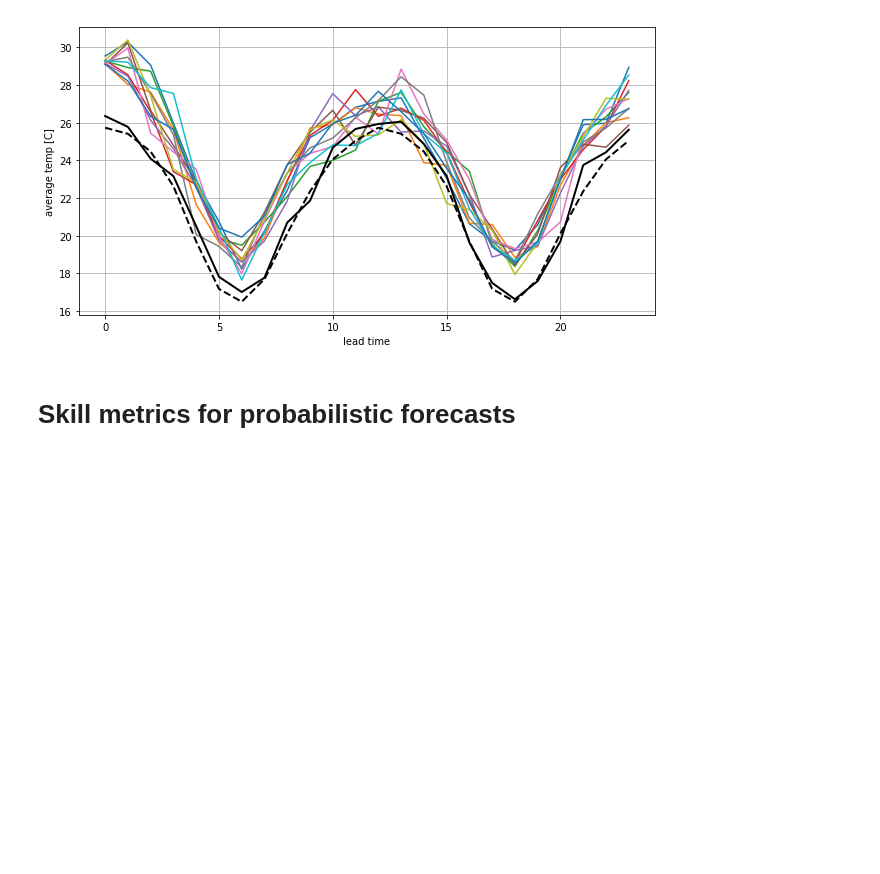
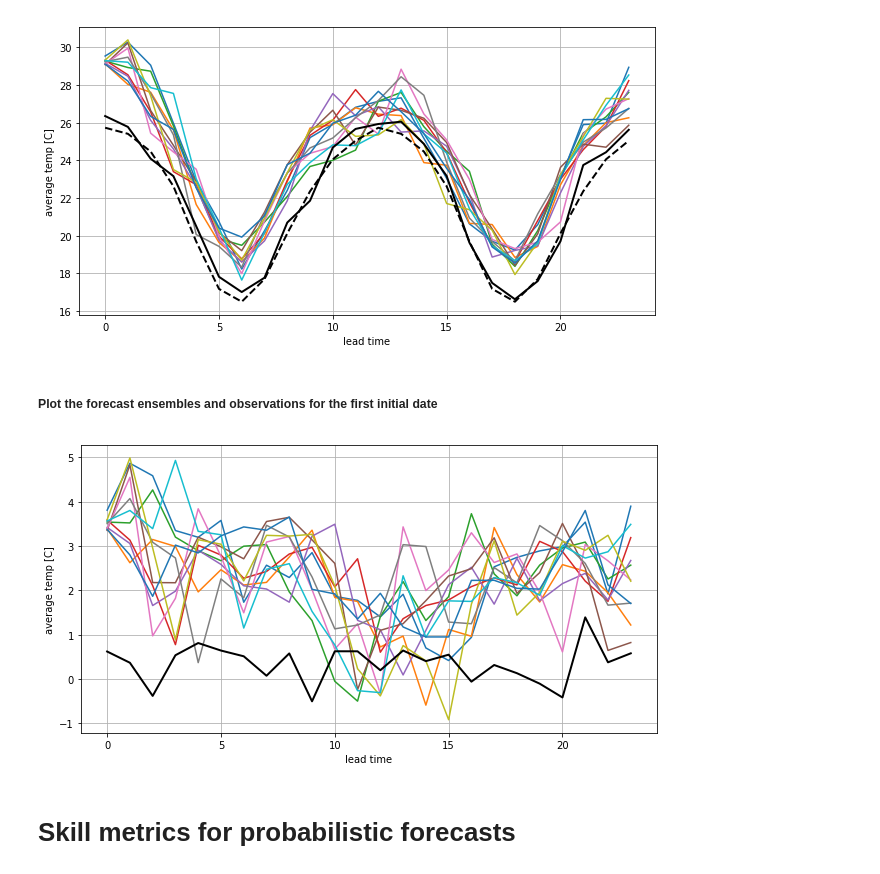
Before and after one commit to csiro-dcfp/doppyo, a Jupyter notebook: tutorials/temp_verification.ipynb, the cells around one changed output. Cells and saved outputs as stored; diff of their text form; code cells hidden in the pictures; blank space fills up the shorter version.

```diff
--- a/tutorials/temp_verification.ipynb
+++ b/tutorials/temp_verification.ipynb
@@ -205,6 +207,19 @@ ax.set_xlabel('lead time')
 ax.set_ylabel('average temp [C]');
 # %% [output]
 [figure]
+# %% [markdown]
+##### Plot the forecast ensembles and observations for the first initial date
+# %%
+fig1 = plt.figure(figsize=(10,5))
+
+ax = fig1.add_axes([0.1, 0.1, 0.8, 0.8])
+ax.grid()
+ax.plot(da_fcst['lead_time'],da_fcst_anom.isel(init_date=[0]).squeeze().transpose())
+ax.plot(da_obsv['lead_time'],da_obsv_anom.isel(init_date=[0]).squeeze(),'k-',linewidth=2)
+ax.set_xlabel('lead time')
+ax.set_ylabel('average temp [C]');
+# %% [output]
+[figure, added]
 # %% [markdown]
 # Skill metrics for probabilistic forecasts
 # %% [markdown]
```
Also changed, not shown: parts of 40 cells of this notebook, 5 other files.
